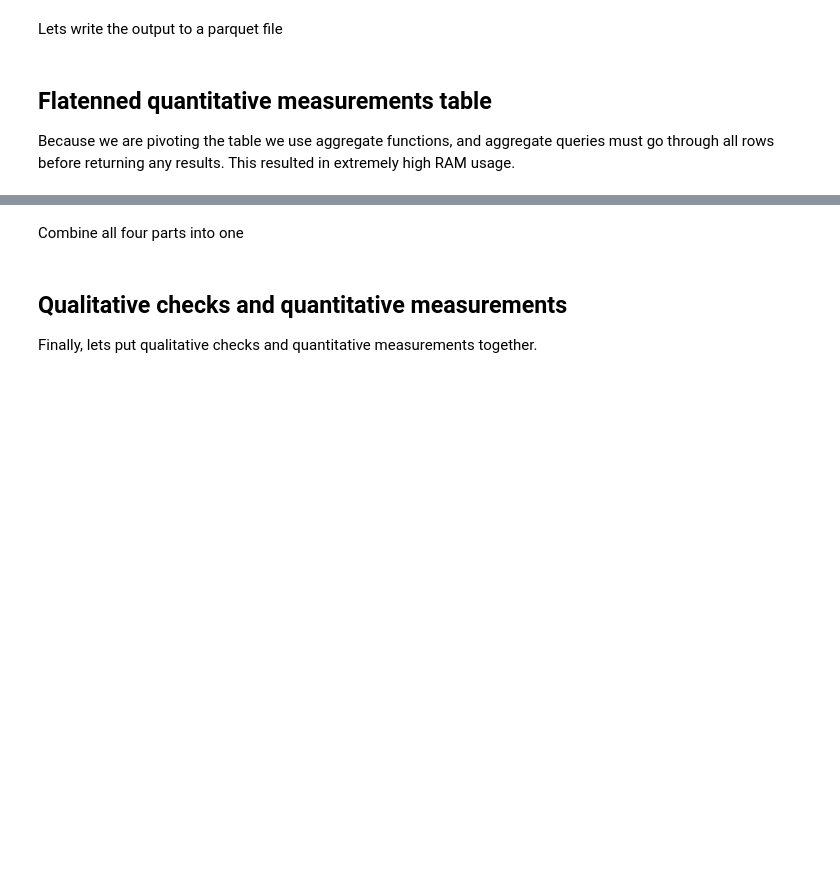
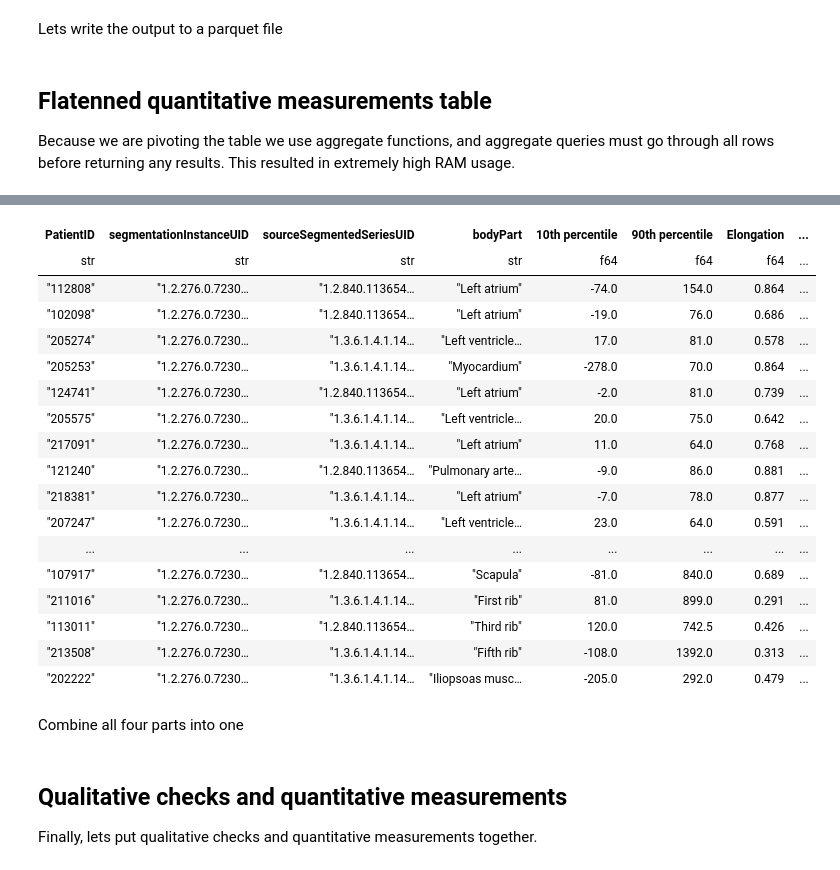
Before and after one commit to ImagingDataCommons/CloudSegmentatorResults, a Jupyter notebook: rawDataGenerator.ipynb, the cells around one changed output, grey strips where cells are left out. Cells and saved outputs as stored; diff of their text form; code cells hidden in the pictures; blank space fills up the shorter version.

```diff
--- a/rawDataGenerator.ipynb
+++ b/rawDataGenerator.ipynb
@@ -589,0 +511,67 @@ flattened_quantitative_measurements_4=duckdb.sql(sql).to_parquet('flattened_quan
+# %%
+import polars as pl
+import pandas as pd
+
+# List of all your parquet files
+files = [
+    'flattened_quantitative_measurements_10th percentile.parquet',
+    'flattened_quantitative_measurements_90th percentile.parquet',
+     'flattened_quantitative_measurements_Elongation.parquet',
+    'flattened_quantitative_measurements_Energy.parquet',
+    'flattened_quantitative_measurements_Flatness.parquet',
+    'flattened_quantitative_measurements_Intensity Histogram Entropy.parquet',
+    'flattened_quantitative_measurements_Intensity histogram uniformity.parquet',
+    'flattened_quantitative_measurements_Interquartile range.parquet',
+    'flattened_quantitative_measurements_Kurtosis.parquet',
+    'flattened_quantitative_measurements_Least Axis in 3D Length.parquet',
+    'flattened_quantitative_measurements_Major Axis in 3D Length.parquet',
+    'flattened_quantitative_measurements_Maximum 3D Diameter of a Mesh.parquet',
+    'flattened_quantitative_measurements_Maximum grey level.parquet',
+    'flattened_quantitative_measurements_Mean.parquet',
+    'flattened_quantitative_measurements_Mean absolute deviation.parquet',
+    'flattened_quantitative_measurements_Median.parquet',
+    'flattened_quantitative_measurements_Minimum grey level.parquet',
+    'flattened_quantitative_measurements_Minor Axis in 3D Length.parquet',
+    'flattened_quantitative_measurements_Range.parquet',
+    'flattened_quantitative_measurements_Robust mean absolute deviation.parquet',
+    'flattened_quantitative_measurements_Root mean square.parquet',
+    'flattened_quantitative_measurements_Skewness.parquet',
+    'flattened_quantitative_measurements_Sphericity.parquet',
+    'flattened_quantitative_measurements_Surface Area of Mesh.parquet',
+    'flattened_quantitative_measurements_Surface to Volume Ratio.parquet',
+    'flattened_quantitative_measurements_Variance.parquet',
+    'flattened_quantitative_measurements_Volume from Voxel Summation.parquet',
+    'flattened_quantitative_measurements_Volume of Mesh.parquet',
+]
+
+import polars as pl
+
+# Read the first file
+df = pl.read_parquet(files[0])
+
+# Define the common columns for joining
+common_columns = ["PatientID", "segmentationInstanceUID", "sourceSegmentedSeriesUID", "bodyPart"]
+
+# Loop over the rest of the files and join
+for file in files[1:]:
+    df_temp = pl.read_parquet(file)
+
+    # Split the dataframes into two based on the nullity of 'Laterality'
+    df_null = df.filter(pl.col('Laterality').is_null())
+    df_null = df_null.drop('Laterality')
+    df_not_null = df.filter(pl.col('Laterality').is_not_null())
+    df_temp_null = df_temp.filter(pl.col('Laterality').is_null())
+    df_temp_null = df_temp_null.drop('Laterality')
+    df_temp_not_null = df_temp.filter(pl.col('Laterality').is_not_null())
+
+    # Perform the join operation separately on the split dataframes
+    df_null = df_null.join(df_temp_null, on=common_columns)
+    df_not_null = df_not_null.join(df_temp_not_null, on=common_columns + ['Laterality'])
+
+
+    # Now you can safely concatenate the dataframes
+    df = pl.concat([df_null, df_not_null], how='diagonal')
+
+flattened_quantitative_measurements = df
+flattened_quantitative_measurements
+# %% [output]
@@ -590,2 +579,20 @@ flattened_quantitative_measurements_4=duckdb.sql(sql).to_parquet('flattened_quan
+| PatientID | segmentationInstanceUID | sourceSegmentedSeriesUID | bodyPart | 10th percentile | 90th percentile | Elongation | ... |
+| str | str | str | str | f64 | f64 | f64 | ... |
+| "112808" | "1.2.276.0.7230… | "1.2.840.113654… | "Left atrium" | -74.0 | 154.0 | 0.864 | ... |
+| "102098" | "1.2.276.0.7230… | "1.2.840.113654… | "Left atrium" | -19.0 | 76.0 | 0.686 | ... |
+| "205274" | "1.2.276.0.7230… | "1.3.6.1.4.1.14… | "Left ventricle… | 17.0 | 81.0 | 0.578 | ... |
+| "205253" | "1.2.276.0.7230… | "1.3.6.1.4.1.14… | "Myocardium" | -278.0 | 70.0 | 0.864 | ... |
+| "124741" | "1.2.276.0.7230… | "1.2.840.113654… | "Left atrium" | -2.0 | 81.0 | 0.739 | ... |
+| "205575" | "1.2.276.0.7230… | "1.3.6.1.4.1.14… | "Left ventricle… | 20.0 | 75.0 | 0.642 | ... |
+| "217091" | "1.2.276.0.7230… | "1.3.6.1.4.1.14… | "Left atrium" | 11.0 | 64.0 | 0.768 | ... |
+| "121240" | "1.2.276.0.7230… | "1.2.840.113654… | "Pulmonary arte… | -9.0 | 86.0 | 0.881 | ... |
+| "218381" | "1.2.276.0.7230… | "1.3.6.1.4.1.14… | "Left atrium" | -7.0 | 78.0 | 0.877 | ... |
+| "207247" | "1.2.276.0.7230… | "1.3.6.1.4.1.14… | "Left ventricle… | 23.0 | 64.0 | 0.591 | ... |
+| ... | ... | ... | ... | ... | ... | ... | ... |
+| "107917" | "1.2.276.0.7230… | "1.2.840.113654… | "Scapula" | -81.0 | 840.0 | 0.689 | ... |
+| "211016" | "1.2.276.0.7230… | "1.3.6.1.4.1.14… | "First rib" | 81.0 | 899.0 | 0.291 | ... |
+| "113011" | "1.2.276.0.7230… | "1.2.840.113654… | "Third rib" | 120.0 | 742.5 | 0.426 | ... |
+| "213508" | "1.2.276.0.7230… | "1.3.6.1.4.1.14… | "Fifth rib" | -108.0 | 1392.0 | 0.313 | ... |
+| "202222" | "1.2.276.0.7230… | "1.3.6.1.4.1.14… | "Iliopsoas musc… | -205.0 | 292.0 | 0.479 | ... |
 # %% [markdown]
 Combine all four parts into one
```
Also changed, not shown: parts of 51 cells of this notebook.
